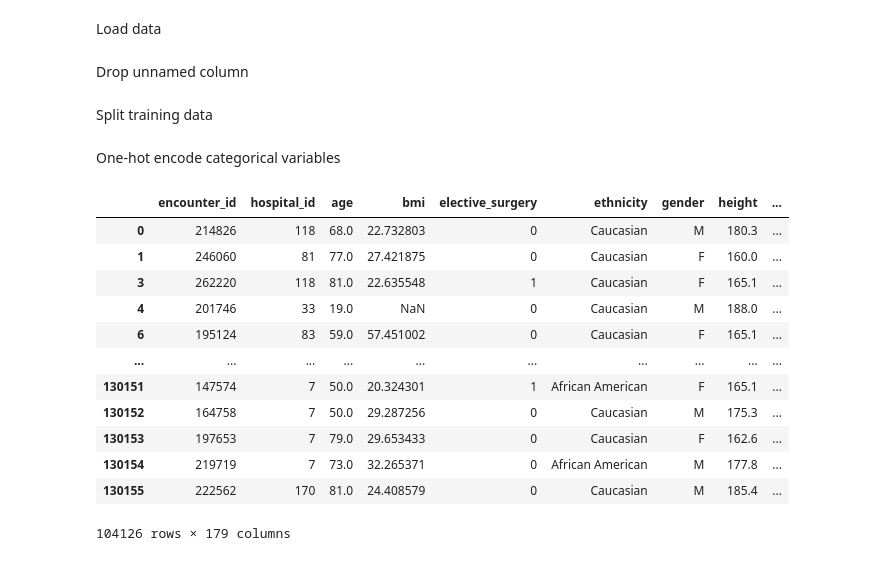
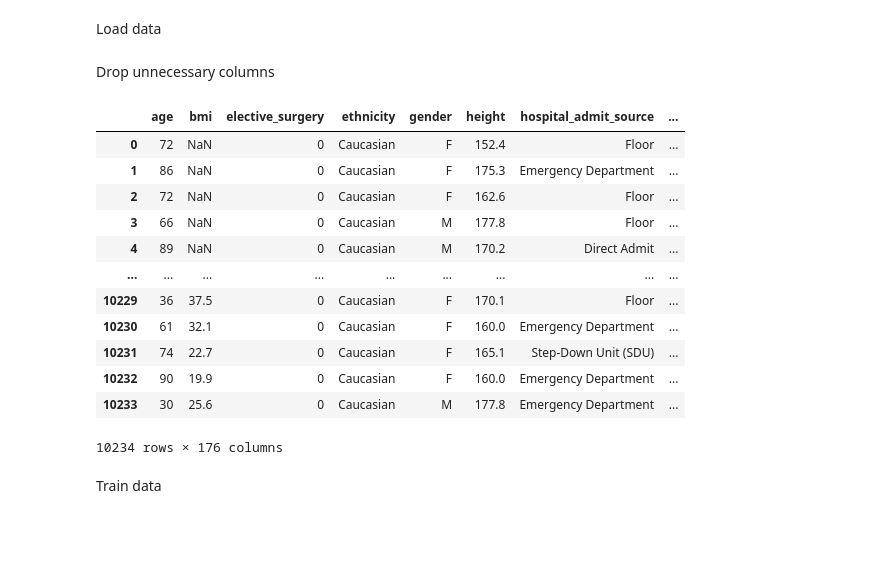
Before and after one commit to kgiangnguyen/wids-datathon-2021, a Jupyter notebook: playground.ipynb, the cells around one changed output. Cells and saved outputs as stored; diff of their text form; code cells hidden in the pictures; blank space fills up the shorter version.

```diff
--- a/playground.ipynb
+++ b/playground.ipynb
@@ -21,6 +23,6 @@ Load data
 # %%
 train_df = pd.read_csv("TrainingWiDS2021.csv")
 test_df = pd.read_csv("UnlabeledWiDS2021.csv")
-# %% [markdown]
-Drop unnamed column
+# %% [markdown]
+Drop unnecessary columns
 # %%
@@ -27,7 +30,25 @@ Drop unnamed column
 train_df = train_df.drop(columns=['Unnamed: 0'])
 test_df = test_df.drop(columns=['Unnamed: 0'])
-# %% [markdown]
-Split training data
+# %%
+# Drop ID columns
+train_df.drop(['encounter_id', 'hospital_id', 'icu_id'], axis=1)
+test_df.drop(['encounter_id', 'hospital_id', 'icu_id'], axis=1)
+# %% [output]
+|  | age | bmi | elective_surgery | ethnicity | gender | height | hospital_admit_source | ... |
+| 0 | 72 | NaN | 0 | Caucasian | F | 152.4 | Floor | ... |
+| 1 | 86 | NaN | 0 | Caucasian | F | 175.3 | Emergency Department | ... |
+| 2 | 72 | NaN | 0 | Caucasian | F | 162.6 | Floor | ... |
+| 3 | 66 | NaN | 0 | Caucasian | M | 177.8 | Floor | ... |
+| 4 | 89 | NaN | 0 | Caucasian | M | 170.2 | Direct Admit | ... |
+| ... | ... | ... | ... | ... | ... | ... | ... | ... |
+| 10229 | 36 | 37.5 | 0 | Caucasian | F | 170.1 | Floor | ... |
+| 10230 | 61 | 32.1 | 0 | Caucasian | F | 160.0 | Emergency Department | ... |
+| 10231 | 74 | 22.7 | 0 | Caucasian | F | 165.1 | Step-Down Unit (SDU) | ... |
+| 10232 | 90 | 19.9 | 0 | Caucasian | F | 160.0 | Emergency Department | ... |
+| 10233 | 30 | 25.6 | 0 | Caucasian | M | 177.8 | Emergency Department | ... |
+10234 rows × 176 columns
+# %% [markdown]
+Train data
 # %%
 X = train_df.drop('diabetes_mellitus', axis=1)
 y = train_df['diabetes_mellitus']
@@ -40,18 +58,0 @@ for train_index, val_index in kf.split(X):
-# %% [markdown]
-One-hot encode categorical variables
-# %%
-X_train
-# %% [output]
-|  | encounter_id | hospital_id | age | bmi | elective_surgery | ethnicity | gender | height | ... |
-| 0 | 214826 | 118 | 68.0 | 22.732803 | 0 | Caucasian | M | 180.3 | ... |
-| 1 | 246060 | 81 | 77.0 | 27.421875 | 0 | Caucasian | F | 160.0 | ... |
-| 3 | 262220 | 118 | 81.0 | 22.635548 | 1 | Caucasian | F | 165.1 | ... |
-| 4 | 201746 | 33 | 19.0 | NaN | 0 | Caucasian | M | 188.0 | ... |
-| 6 | 195124 | 83 | 59.0 | 57.451002 | 0 | Caucasian | F | 165.1 | ... |
-| ... | ... | ... | ... | ... | ... | ... | ... | ... | ... |
-| 130151 | 147574 | 7 | 50.0 | 20.324301 | 1 | African American | F | 165.1 | ... |
-| 130152 | 164758 | 7 | 50.0 | 29.287256 | 0 | Caucasian | M | 175.3 | ... |
-| 130153 | 197653 | 7 | 79.0 | 29.653433 | 0 | Caucasian | F | 162.6 | ... |
-| 130154 | 219719 | 7 | 73.0 | 32.265371 | 0 | African American | M | 177.8 | ... |
-| 130155 | 222562 | 170 | 81.0 | 24.408579 | 0 | Caucasian | M | 185.4 | ... |
-104126 rows × 179 columns
```
Also changed, not shown: parts of 23 cells of this notebook, 2 other files.
